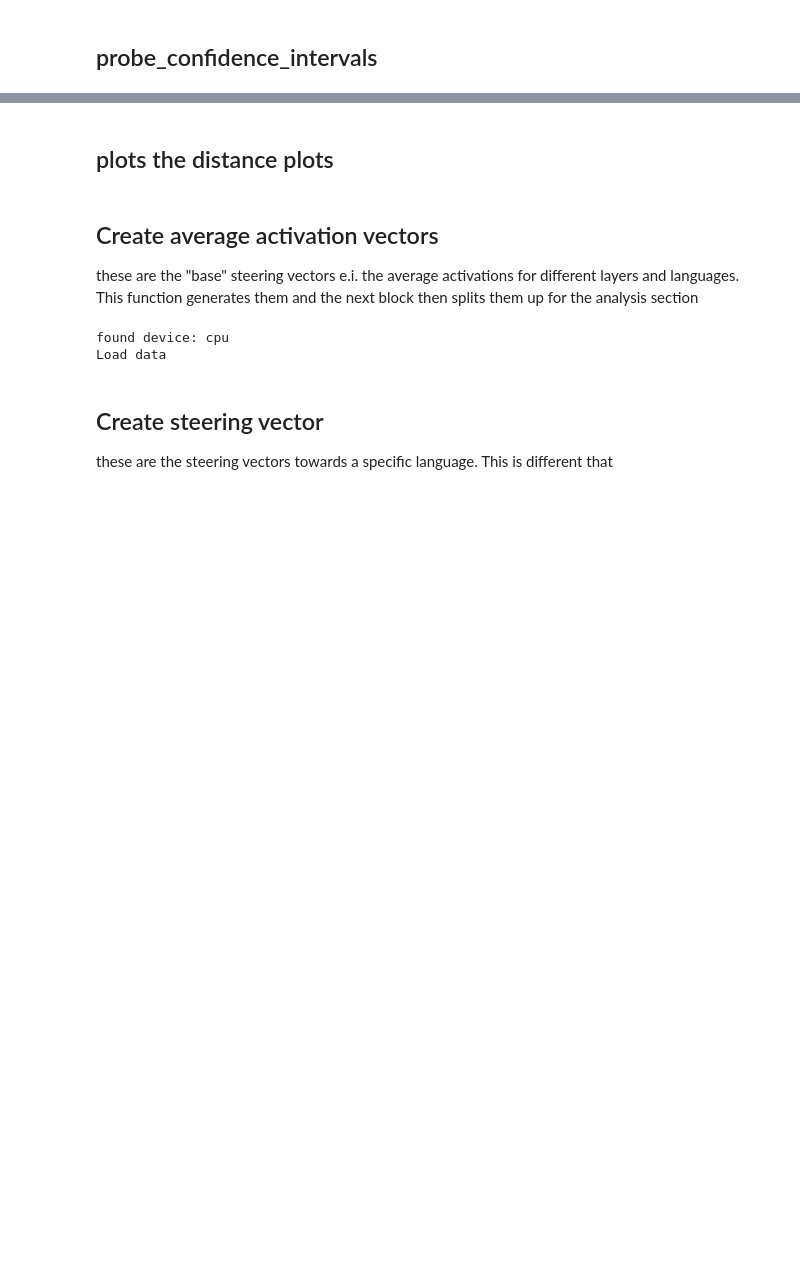
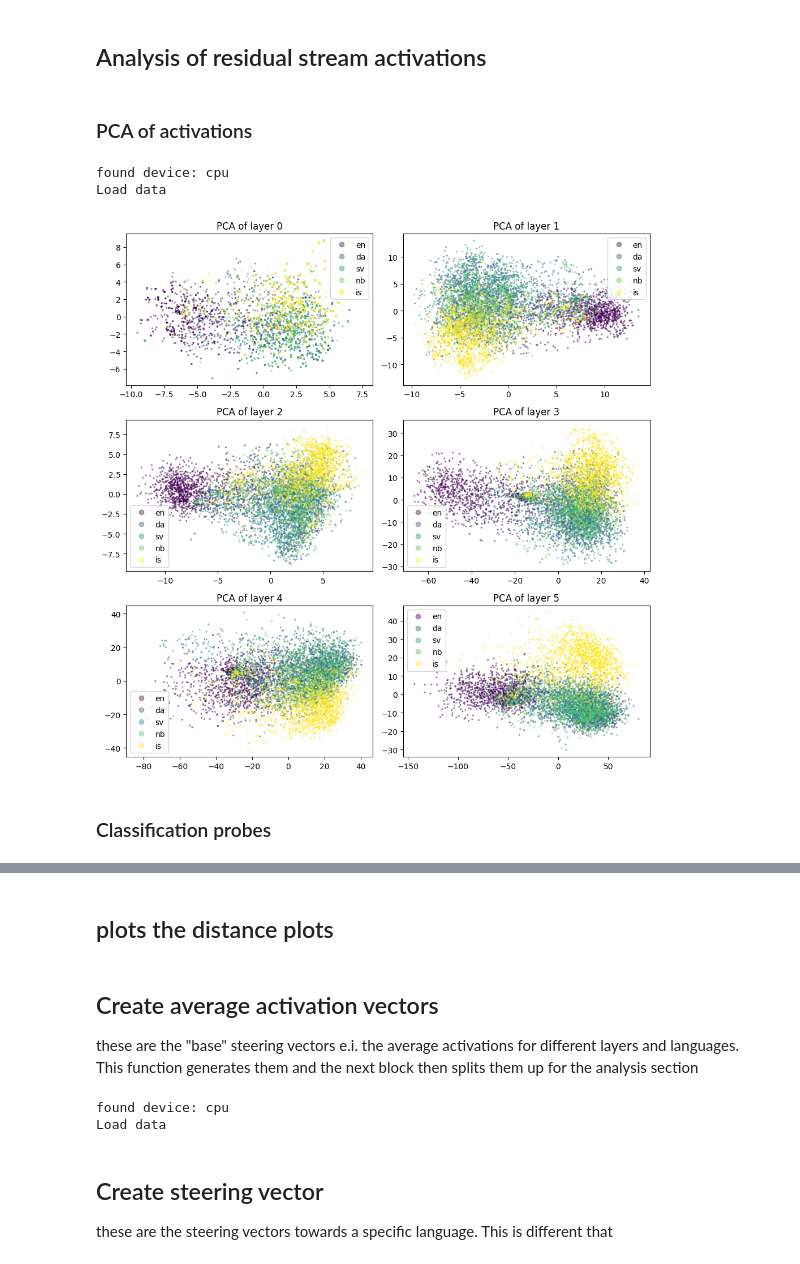
Before and after one commit to MartinKirkegaardDK/KDS_MI, a Jupyter notebook: main.ipynb, the cells around one changed output, grey strips where cells are left out. Drawn from its saved outputs; the diff is of its cells as text; code cells hidden in the pictures; blank space fills up the shorter version.

```diff
--- a/main.ipynb
+++ b/main.ipynb
@@ -47,4 +50,2 @@ from pathlib import Path
 # %%
 preprocessing.run()
-# %% [markdown]
-## probe_confidence_intervals
@@ -52,0 +52,12 @@ probe_confidence_intervals.run()
+# %% [markdown]
+## Analysis of residual stream activations
+# %% [markdown]
+### PCA of activations
+# %%
+visualising_activations.run(model_name="EleutherAI/pythia-14m")
+# %% [output]
+found device: cpu
+Load data
+[figure, added]
+# %% [markdown]
+### Classification probes
```
Also changed, not shown: parts of 6 cells of this notebook, 3 other files.
